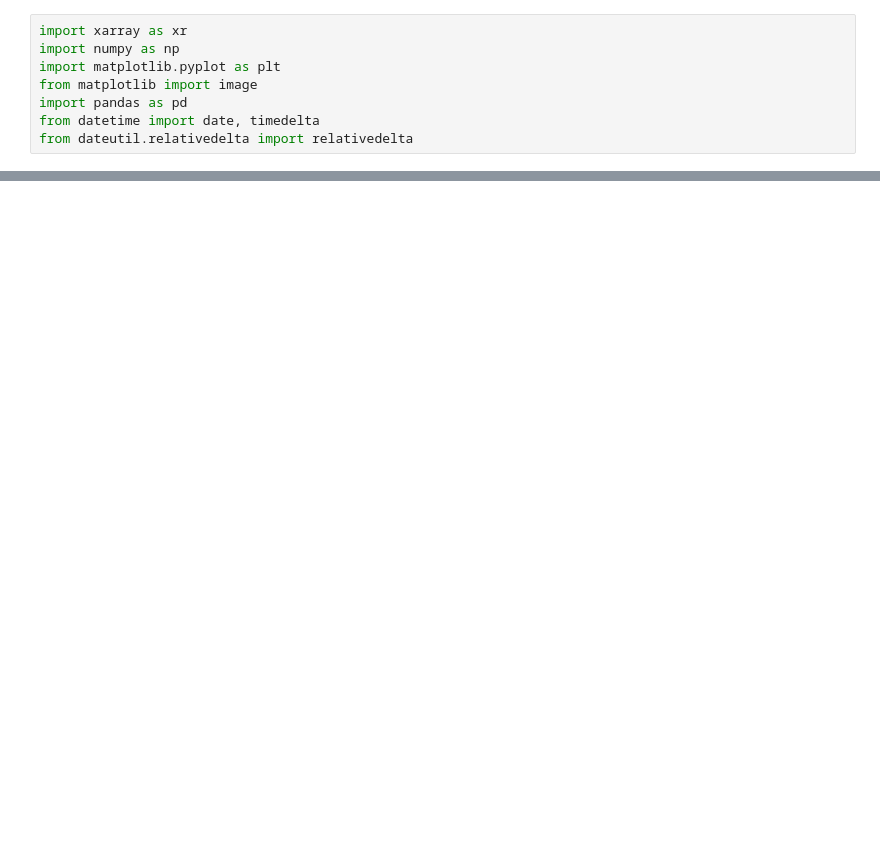
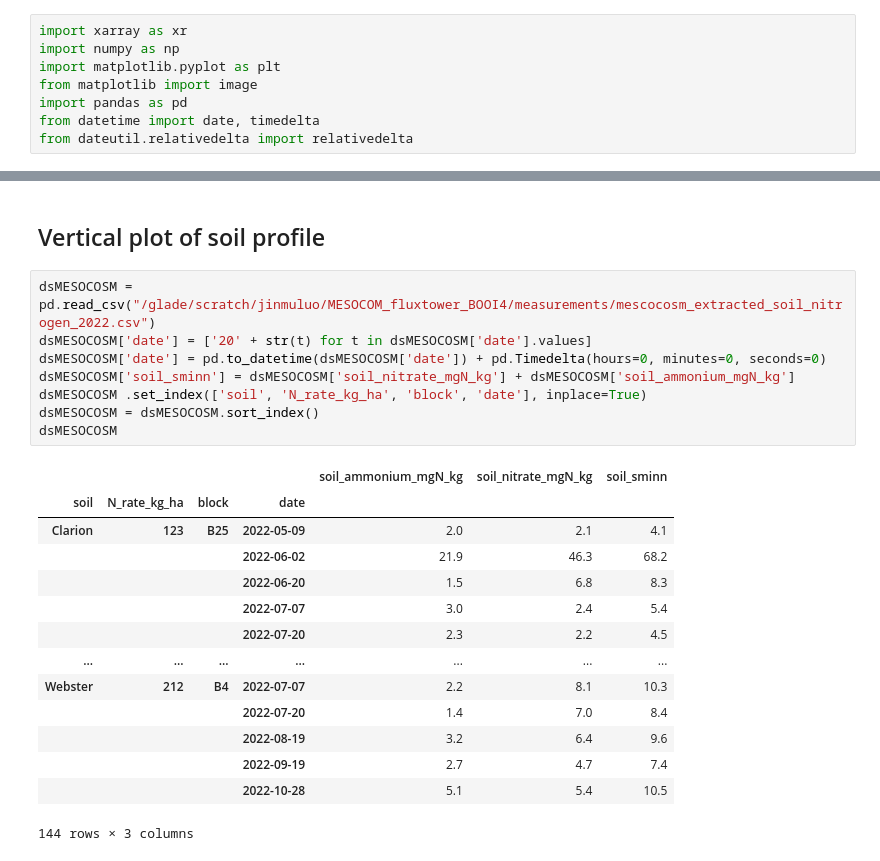
Before and after one commit to jinmuluo/pymaps, a Jupyter notebook: NitrogenBalanceMesocosm.ipynb, the cells around one changed output, grey strips where cells are left out. Cells and saved outputs as stored; diff of their text form; blank space fills up the shorter version.

```diff
--- a/NitrogenBalanceMesocosm.ipynb
+++ b/NitrogenBalanceMesocosm.ipynb
@@ -177,0 +98,25 @@ Tons N/sec
+# %% [markdown]
+## Vertical plot of soil profile
+# %%
+dsMESOCOSM = pd.read_csv("/glade/scratch/jinmuluo/MESOCOM_fluxtower_BOOI4/measurements/mescocosm_extracted_soil_nitrogen_2022.csv")
+dsMESOCOSM['date'] = ['20' + str(t) for t in dsMESOCOSM['date'].values]
+dsMESOCOSM['date'] = pd.to_datetime(dsMESOCOSM['date']) + pd.Timedelta(hours=0, minutes=0, seconds=0)
+dsMESOCOSM['soil_sminn'] = dsMESOCOSM['soil_nitrate_mgN_kg'] + dsMESOCOSM['soil_ammonium_mgN_kg']
+dsMESOCOSM .set_index(['soil', 'N_rate_kg_ha', 'block', 'date'], inplace=True)
+dsMESOCOSM = dsMESOCOSM.sort_index()
+dsMESOCOSM
+# %% [output]
+|  |  |  |  | soil_ammonium_mgN_kg | soil_nitrate_mgN_kg | soil_sminn |
+| soil | N_rate_kg_ha | block | date |  |  |  |
+| Clarion | 123 | B25 | 2022-05-09 | 2.0 | 2.1 | 4.1 |
+|  |  |  | 2022-06-02 | 21.9 | 46.3 | 68.2 |
+|  |  |  | 2022-06-20 | 1.5 | 6.8 | 8.3 |
+|  |  |  | 2022-07-07 | 3.0 | 2.4 | 5.4 |
+|  |  |  | 2022-07-20 | 2.3 | 2.2 | 4.5 |
+| ... | ... | ... | ... | ... | ... | ... |
+| Webster | 212 | B4 | 2022-07-07 | 2.2 | 8.1 | 10.3 |
+|  |  |  | 2022-07-20 | 1.4 | 7.0 | 8.4 |
+|  |  |  | 2022-08-19 | 3.2 | 6.4 | 9.6 |
+|  |  |  | 2022-09-19 | 2.7 | 4.7 | 7.4 |
+|  |  |  | 2022-10-28 | 5.1 | 5.4 | 10.5 |
+144 rows × 3 columns
```
Also changed, not shown: parts of 16 cells of this notebook, 7 other files.
